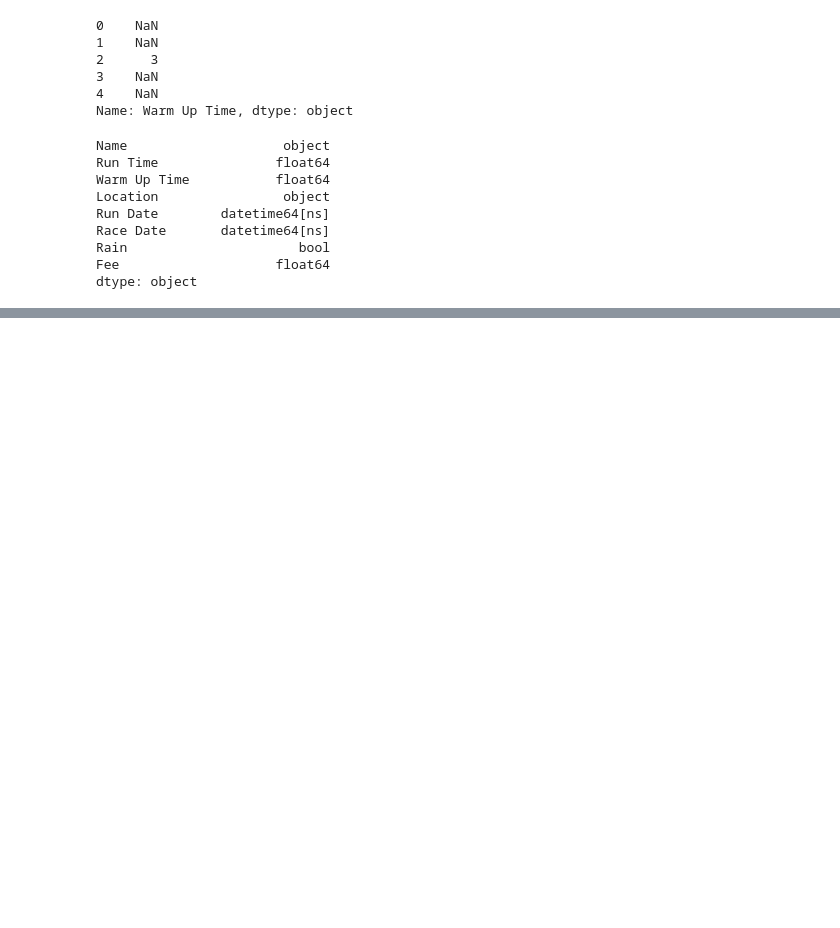
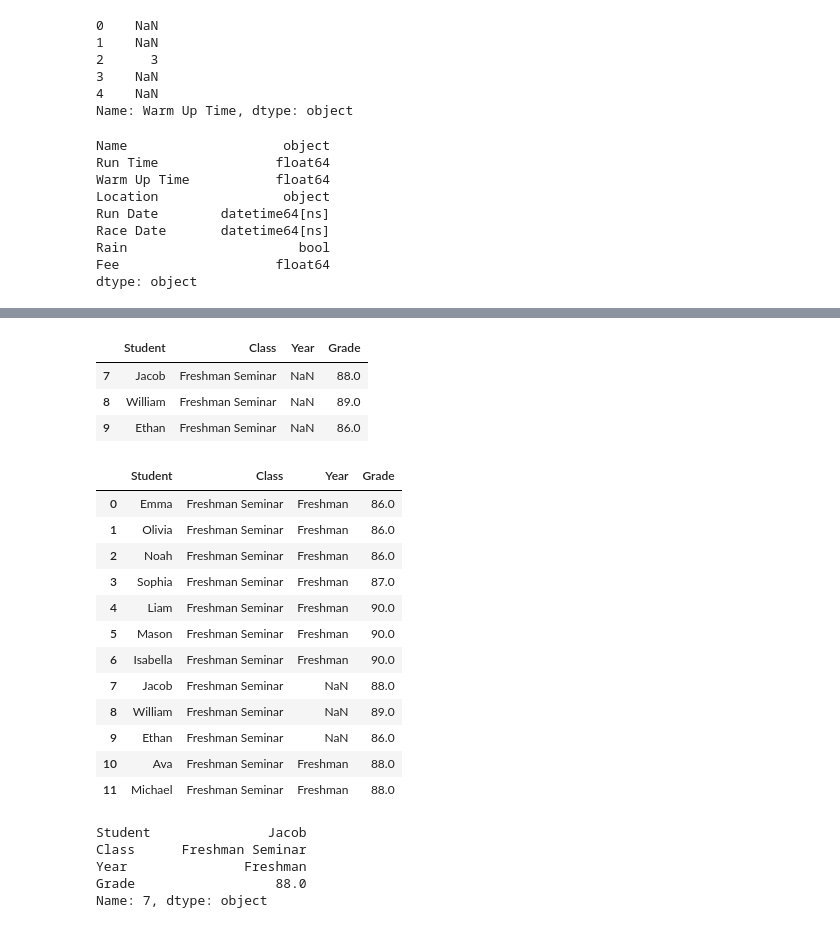
Before and after one commit to hermanconnor/data-prep-and-eda-python, a Jupyter notebook: 2-cleaning-data/cleaning_data.ipynb, the cells around one changed output, grey strips where cells are left out. Cells and saved outputs as stored; diff of their text form; code cells hidden in the pictures; blank space fills up the shorter version.

Commit message:
Complete section on missing data

```diff
--- a/2-cleaning-data/cleaning_data.ipynb
+++ b/2-cleaning-data/cleaning_data.ipynb
@@ -109,0 +112,3 @@ dtype: object
+# %%
+df = pd.read_excel('../Data/Student Grades.xlsx')
+df.tail()
@@ -109,0 +209,4 @@ dtype: object
+# %%
+# Apply to entire DataFrame
+df.dropna(subset=['Student', 'Class'], inplace=True)
+df
@@ -109,0 +234,5 @@ dtype: object
+# %%
+# Impute the NaN grades
+# df.Grade.fillna(df.Grade.mean(), inplace=True)
+df.fillna({'Grade': df.Grade.mean()}, inplace=True)
+df
@@ -109,0 +253,25 @@ dtype: object
+# %%
+# Check the rows with NaNs
+df[df.isna().any(axis=1)]
+# %% [output]
+|  | Student | Class | Year | Grade |
+| 7 | Jacob | Freshman Seminar | NaN | 88.0 |
+| 8 | William | Freshman Seminar | NaN | 89.0 |
+| 9 | Ethan | Freshman Seminar | NaN | 86.0 |
+# %%
+# Look at all Freshman Seminar students
+df[df.Class == 'Freshman Seminar']
+# %% [output]
+|  | Student | Class | Year | Grade |
+| 0 | Emma | Freshman Seminar | Freshman | 86.0 |
+| 1 | Olivia | Freshman Seminar | Freshman | 86.0 |
+| 2 | Noah | Freshman Seminar | Freshman | 86.0 |
+| 3 | Sophia | Freshman Seminar | Freshman | 87.0 |
+| 4 | Liam | Freshman Seminar | Freshman | 90.0 |
+| 5 | Mason | Freshman Seminar | Freshman | 90.0 |
+| 6 | Isabella | Freshman Seminar | Freshman | 90.0 |
+| 7 | Jacob | Freshman Seminar | NaN | 88.0 |
+| 8 | William | Freshman Seminar | NaN | 89.0 |
+| 9 | Ethan | Freshman Seminar | NaN | 86.0 |
+| 10 | Ava | Freshman Seminar | Freshman | 88.0 |
+| 11 | Michael | Freshman Seminar | Freshman | 88.0 |
@@ -109,0 +281,8 @@ dtype: object
+# %%
+df.loc[7]
+# %% [output]
+Student               Jacob
+Class      Freshman Seminar
+Year               Freshman
+Grade                  88.0
+Name: 7, dtype: object
```
Also changed, not shown: parts of 17 cells of this notebook.
